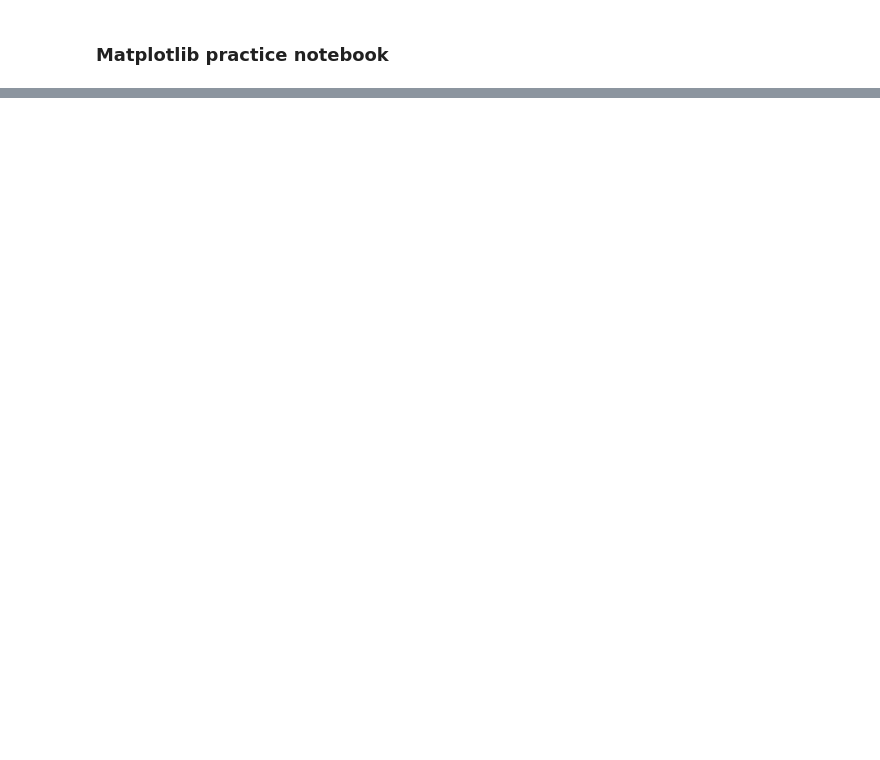
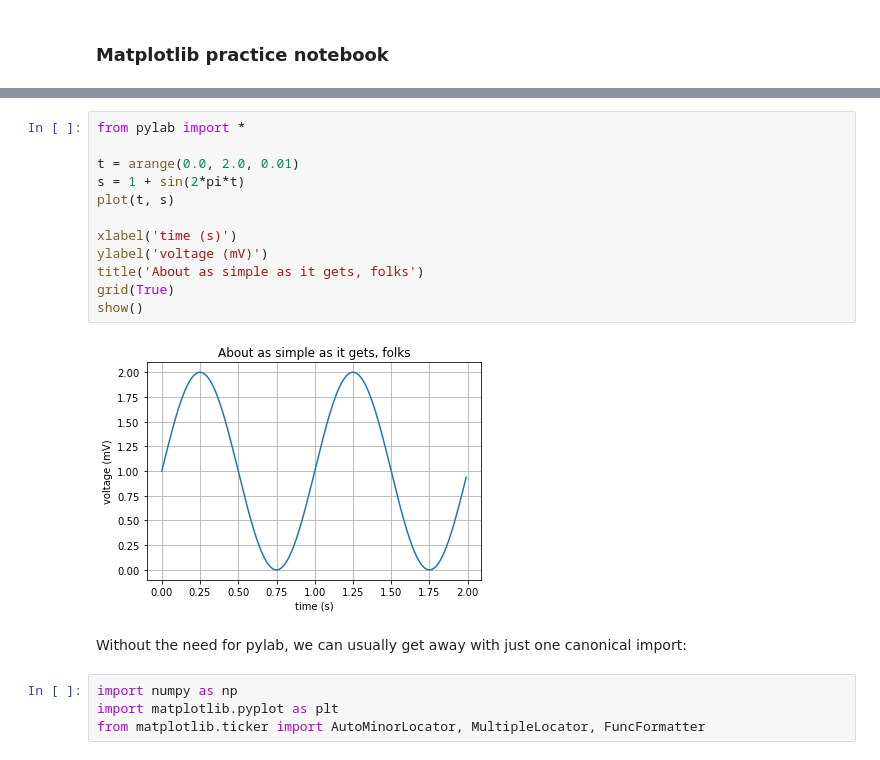
Before and after one commit to jahromi/TechTalk, a Jupyter notebook: python/notebooks/Matplotlib.ipynb, the cells around one changed output, grey strips where cells are left out. Drawn from its saved outputs; the diff is of its cells as text; blank space fills up the shorter version.

```diff
--- a/python/notebooks/Matplotlib.ipynb
+++ b/python/notebooks/Matplotlib.ipynb
@@ -95,0 +36,20 @@ plt.legend(['Sine', 'Cosine'])
+# %%
+from pylab import *
+
+t = arange(0.0, 2.0, 0.01)
+s = 1 + sin(2*pi*t)
+plot(t, s)
+
+xlabel('time (s)')
+ylabel('voltage (mV)')
+title('About as simple as it gets, folks')
+grid(True)
+show()
+# %% [output]
+[figure, added]
+# %% [markdown]
+Without the need for pylab, we can usually get away with just one canonical import:
+# %%
+import numpy as np
+import matplotlib.pyplot as plt
+from matplotlib.ticker import AutoMinorLocator, MultipleLocator, FuncFormatter
```
Also changed, not shown: parts of 35 cells of this notebook.
